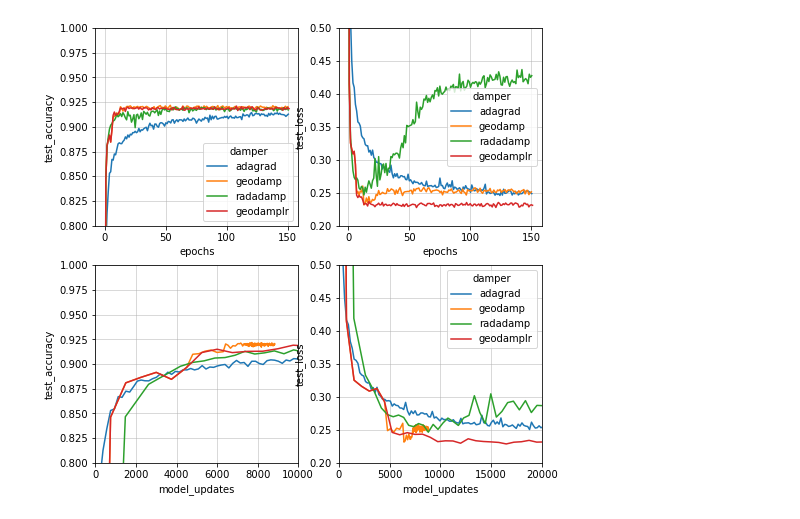
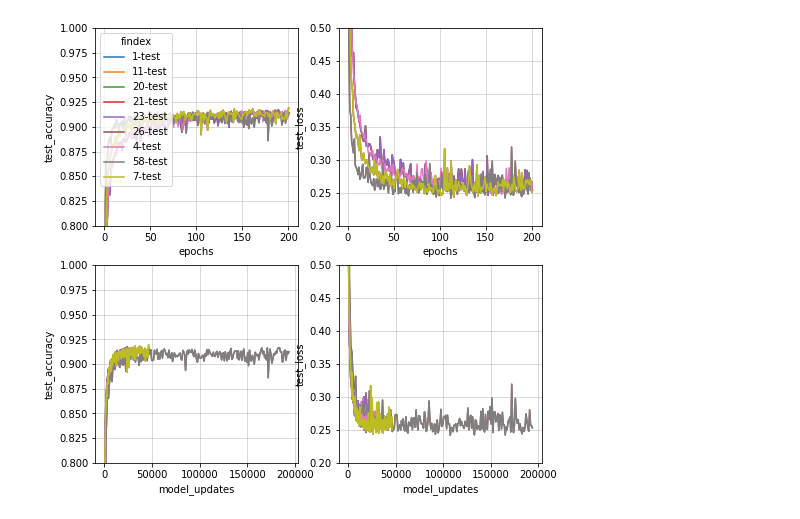
Before and after one commit to stsievert/adadamp-experiments, a Jupyter notebook: exp-fashion-mnist/Viz.ipynb, the cells around one changed output. Drawn from its saved outputs; the diff is of its cells as text; code cells hidden in the pictures.

```diff
--- a/exp-fashion-mnist/Viz.ipynb
+++ b/exp-fashion-mnist/Viz.ipynb
@@ -74,12 +91,14 @@ for i, x in enumerate(["epochs", "model_updates"]):
     for j, y in enumerate(["test_accuracy", "test_loss"]):
         idx = ~df.damper.isin([])
         show = df[idx].copy()
-        show = show[show.epochs <= 150 + 1]
+        show = show[show.damper == "radadamp"]
+#         show = show[show.epochs <= 150 + 1]
         ax = sns.lineplot(
             data=show,
             x=x,
             y=y,
-            hue="damper",
+            hue="findex",
+            hue_order=sorted(list(set(out_df["findex"]))),
             ax=axs[i][j],
             ci=None,
 #             ci="sd",
@@ -93,14 +112,60 @@ for i, x in enumerate(["epochs", "model_updates"]):
 #             ax.set_ylim(0.85, 0.92)
         if "loss" in y:
             ax.set_ylim(0.2, 0.5)
-        if "loss" in y and "updates" in x:
-            ax.set_xlim(0, 20_000)
+#         if "loss" in y and "updates" in x:
+#             ax.set_xlim(0, 20_000)
         if "acc" in y:
             ax.set_ylim(0.8,1)
-        if "acc" in y and "updates" in x:
-            ax.set_xlim(0, 10_000)
+#         if "acc" in y and "updates" in x:
+#             ax.set_xlim(0, 10_000)
         ax.grid(alpha=0.6)
-        if "acc" in y and "model" in x:
+        if "loss" in y or "model" in x:
             ax.legend_.remove()
-# %% [output]
-[figure, removed]
+# %%
+t = df.copy()
+t = t[t.damper == "radadamp"]
+t = t[t.epochs > 100]
+t = t[t.tl_mavg > 0.3]
+
+import seaborn as sns
+import matplotlib.pyplot as plt
+w = 8
+fig, axs = plt.subplots(nrows=2, ncols=2, figsize=(w, w))
+
+for i, x in enumerate(["epochs", "model_updates"]):
+    for j, y in enumerate(["test_accuracy", "test_loss"]):
+        idx = ~df.damper.isin([])
+        show = df[idx].copy()
+        show = show[~show["findex"].isin(set(t["findex"]))]
+        show = show[show.damper == "radadamp"]
+#         show = show[show.epochs <= 150 + 1]
+        ax = sns.lineplot(
+            data=show,
+            x=x,
+            y=y,
+            hue="findex",
+            hue_order=sorted(list(set(show["findex"]))),
+            ax=axs[i][j],
+            ci=None,
+#             ci="sd",
+#             ci=95,
+            estimator=np.median,
+        )
+#         if "model" in x:
+#             ax.set_xscale("log", basex=2)
+#             ax.set_xlim(2**11, None)
+#         if "accuracy" in y:
+#             ax.set_ylim(0.85, 0.92)
+        if "loss" in y:
+            ax.set_ylim(0.2, 0.5)
+#         if "loss" in y and "updates" in x:
+#             ax.set_xlim(0, 20_000)
+        if "acc" in y:
+            ax.set_ylim(0.8,1)
+#         if "acc" in y and "updates" in x:
+#             ax.set_xlim(0, 10_000)
+        ax.grid(alpha=0.6)
+        if "loss" in y or "model" in x:
+            ax.legend_.remove()
+# %% [output]
+[figure, added]
```
Also changed, not shown: parts of 12 cells of this notebook, 11 other files.
